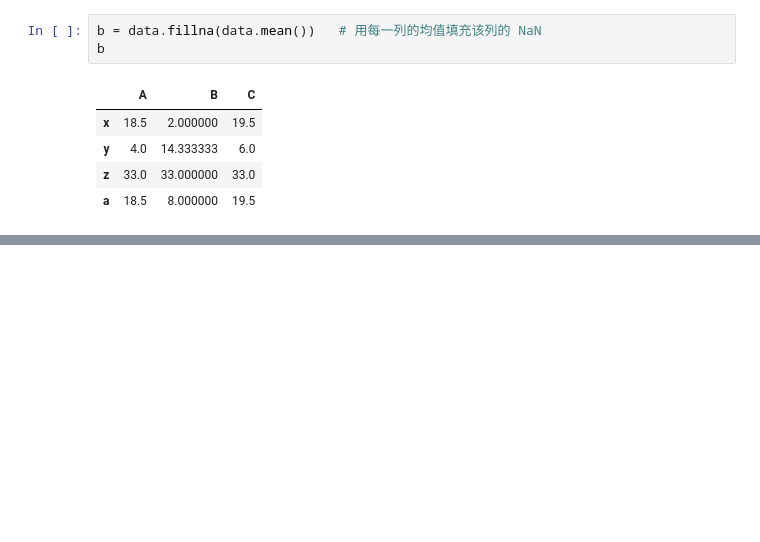
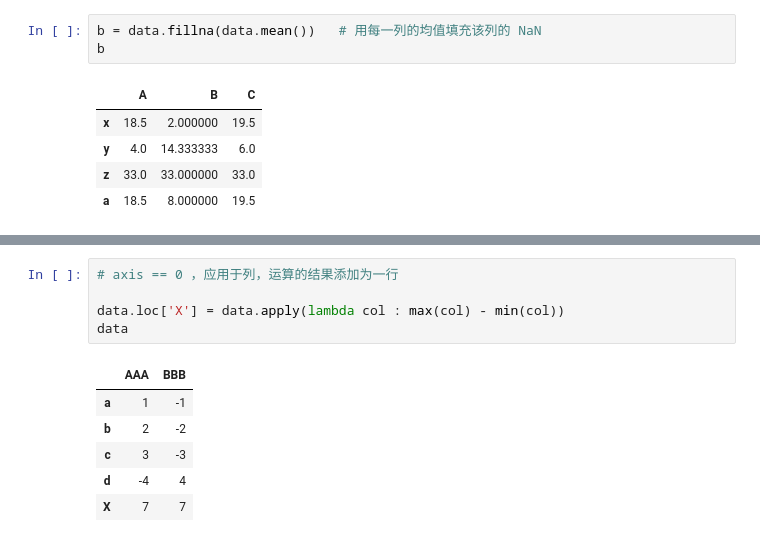
Before and after one commit to haitao9833/haitaoPython, a Jupyter notebook: base_Pandas.ipynb, the cells around one changed output, grey strips where cells are left out. Cells and saved outputs as stored; diff of their text form; blank space fills up the shorter version.

```diff
--- a/base_Pandas.ipynb
+++ b/base_Pandas.ipynb
@@ -1804,0 +1873,12 @@ b
+# %%
+# axis == 0 ，应用于列，运算的结果添加为一行
+
+data.loc['X'] = data.apply(lambda col : max(col) - min(col))
+data
+# %% [output]
+|  | AAA | BBB |
+| a | 1 | -1 |
+| b | 2 | -2 |
+| c | 3 | -3 |
+| d | -4 | 4 |
+| X | 7 | 7 |
```
Also changed, not shown: parts of 75 cells of this notebook.
